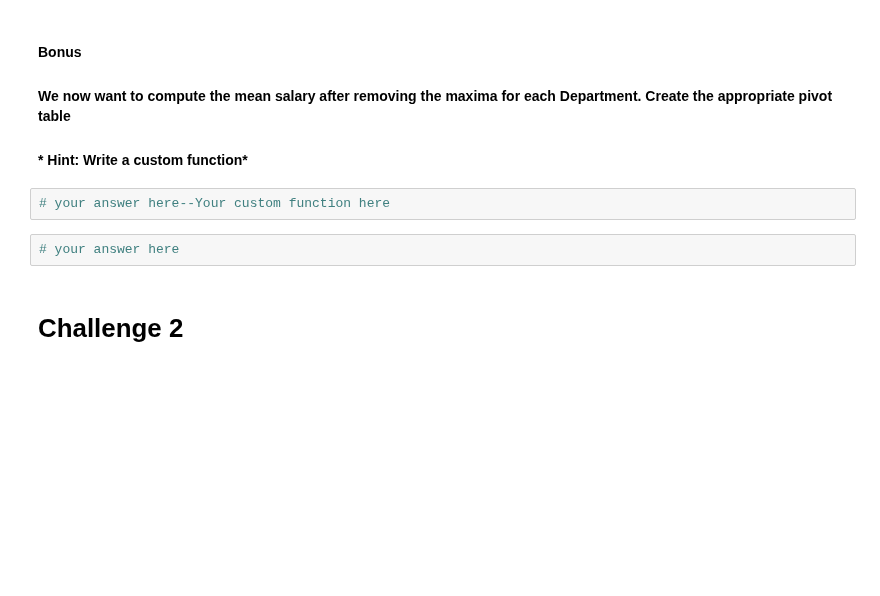
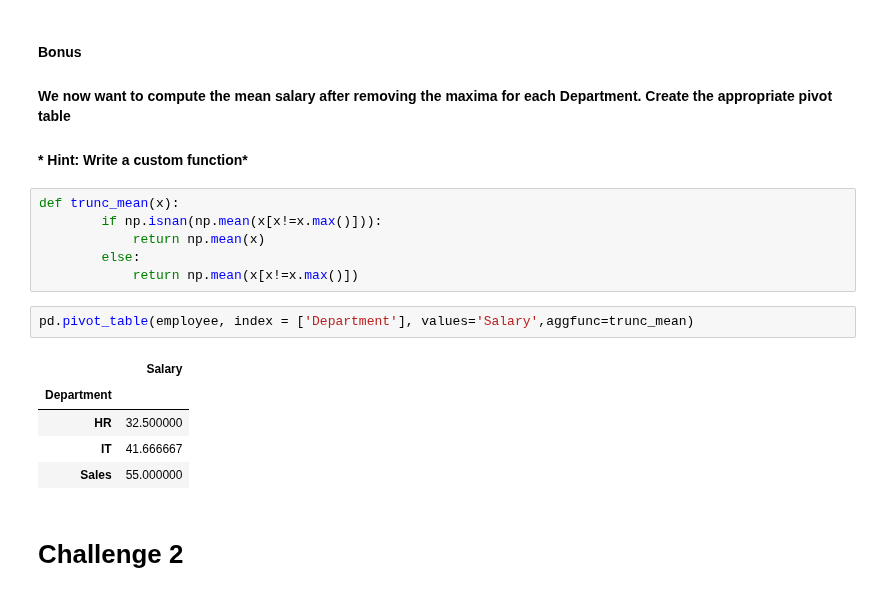
Before and after one commit to davidegonzale/data-pt-ber-08-20, a Jupyter notebook: Labs/module-2_labs/01_statistics/08_lab-pivot-table-and-correlation/your_code/main_David .ipynb, the cells around one changed output. Drawn from its saved outputs; the diff is of its cells as text; blank space fills up the shorter version.

```diff
--- a/Labs/module-2_labs/01_statistics/08_lab-pivot-table-and-correlation/your_code/main_David .ipynb
+++ b/Labs/module-2_labs/01_statistics/08_lab-pivot-table-and-correlation/your_code/main_David .ipynb
@@ -142,10 +148,20 @@ meh2.rename(columns={'Name': 'Total Employees'})
 #### We now want to compute the mean salary after removing the maxima for each Department. Create the appropriate pivot table
 
 #### * Hint: Write a custom function*
-# %%
-# your answer here--Your custom function here
-# %%
-# your answer here
+# %%
+def trunc_mean(x):
+        if np.isnan(np.mean(x[x!=x.max()])):
+            return np.mean(x)
+        else:
+            return np.mean(x[x!=x.max()])
+# %%
+pd.pivot_table(employee, index = ['Department'], values='Salary',aggfunc=trunc_mean)
+# %% [output]
+|  | Salary |
+| Department |  |
+| HR | 32.500000 |
+| IT | 41.666667 |
+| Sales | 55.000000 |
 # %% [markdown]
 # Challenge 2
 # %% [markdown]
```
Also changed, not shown: parts of 7 cells of this notebook, 4 other files.
